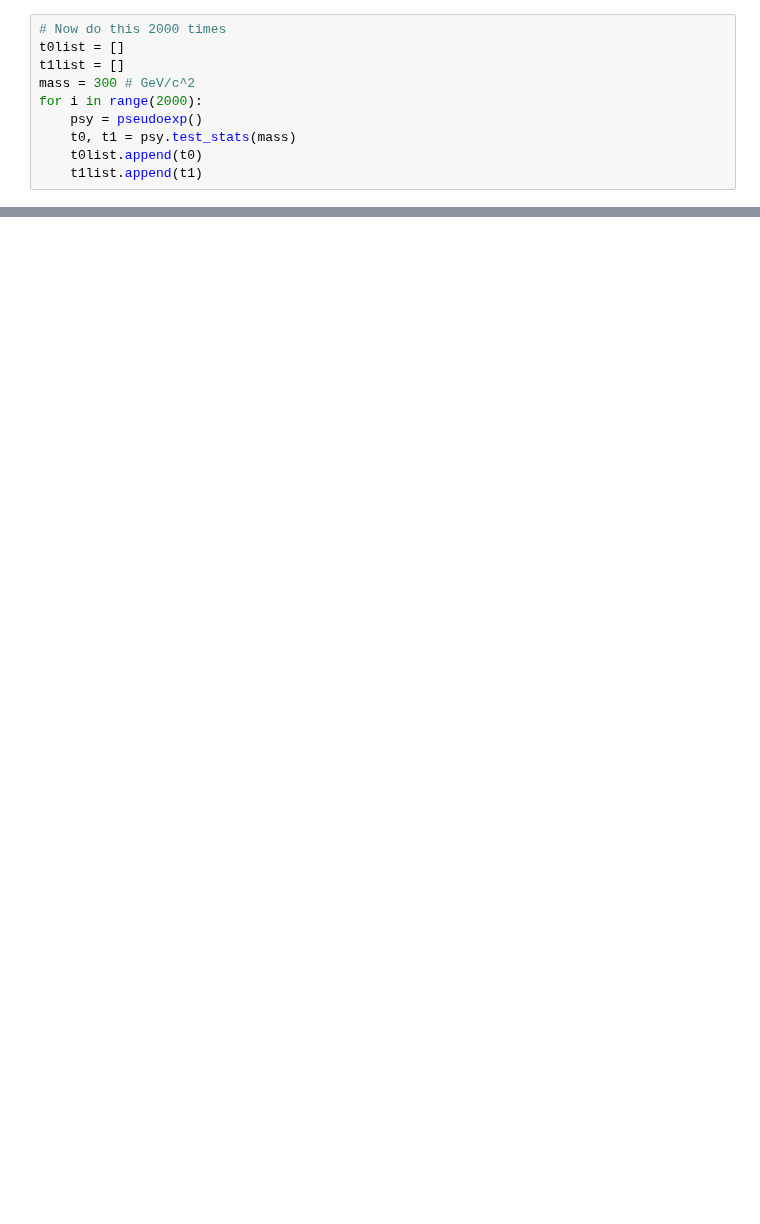
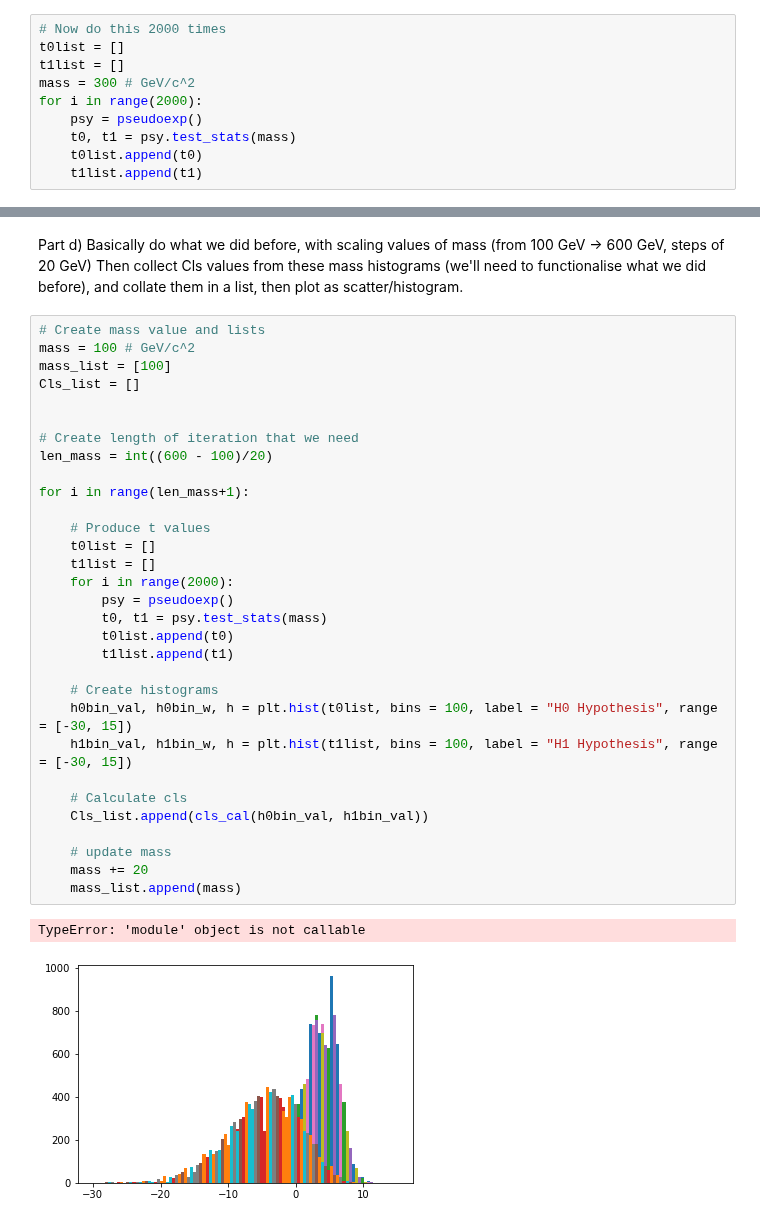
Before and after one commit to CasperMcTavish/DAML, a Jupyter notebook: CP10-WAITON-S1739002.ipynb, the cells around one changed output, grey strips where cells are left out. Cells and saved outputs as stored; diff of their text form; blank space fills up the shorter version.

```diff
--- a/CP10-WAITON-S1739002.ipynb
+++ b/CP10-WAITON-S1739002.ipynb
@@ -272,0 +330,38 @@ plt.show()
+# %% [markdown]
+Part d)
+Basically do what we did before, with scaling values of mass (from 100 GeV -> 600 GeV, steps of 20 GeV)
+Then collect Cls values from these mass histograms (we'll need to functionalise what we did before), and collate them in a list, then plot as scatter/histogram.
+# %%
+# Create mass value and lists
+mass = 100 # GeV/c^2
+mass_list = [100]
+Cls_list = []
+
+
+# Create length of iteration that we need
+len_mass = int((600 - 100)/20)
+
+for i in range(len_mass+1):
+
+    # Produce t values
+    t0list = []
+    t1list = []
+    for i in range(2000):
+        psy = pseudoexp()
+        t0, t1 = psy.test_stats(mass)
+        t0list.append(t0)
+        t1list.append(t1)
+
+    # Create histograms
+    h0bin_val, h0bin_w, h = plt.hist(t0list, bins = 100, label = "H0 Hypothesis", range = [-30, 15])
+    h1bin_val, h1bin_w, h = plt.hist(t1list, bins = 100, label = "H1 Hypothesis", range = [-30, 15])
+
+    # Calculate cls
+    Cls_list.append(cls_cal(h0bin_val, h1bin_val))
+
+    # update mass
+    mass += 20
+    mass_list.append(mass)
+# %% [output]
+TypeError: 'module' object is not callable
+[figure, added]
```
Also changed, not shown: parts of 8 cells of this notebook.
